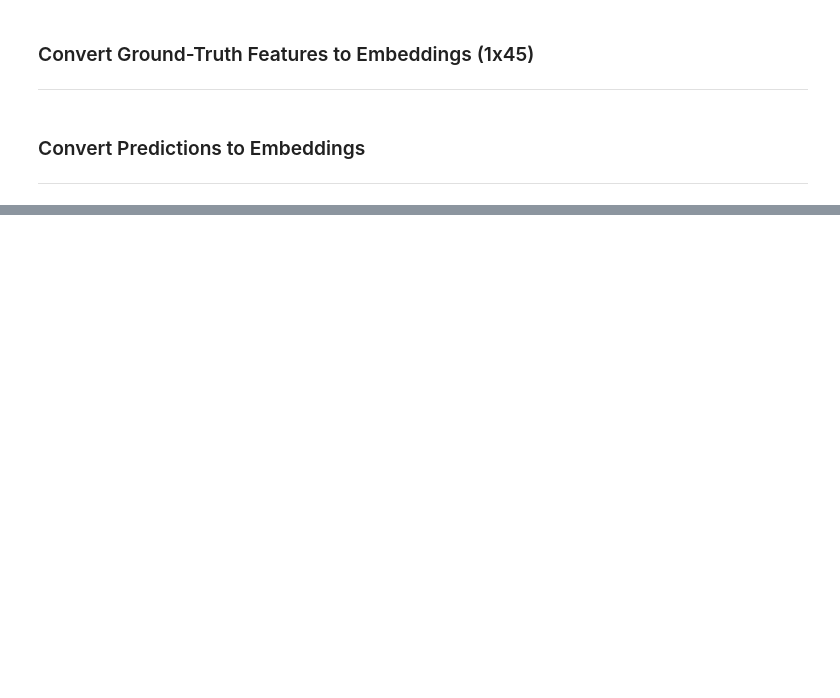
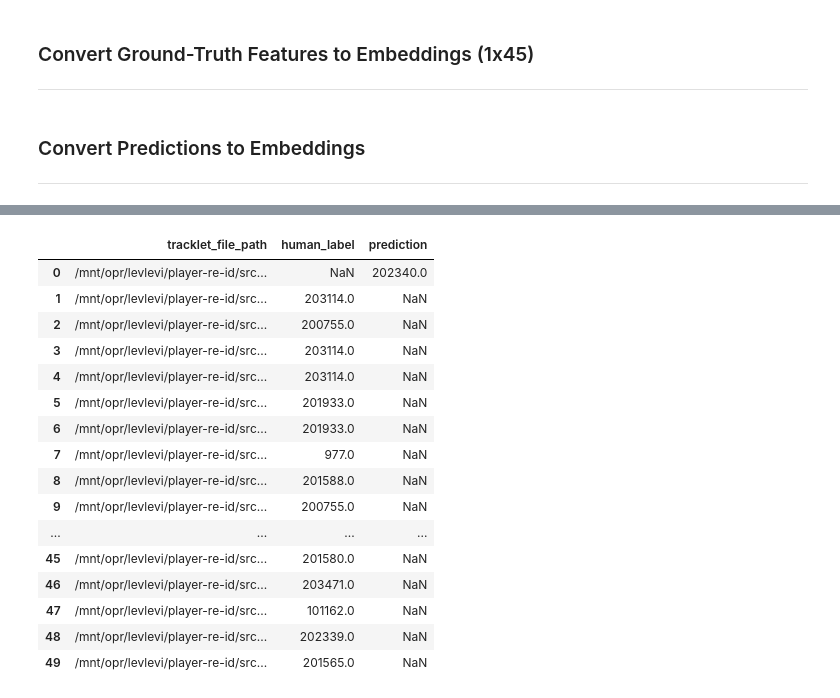
Before and after one commit to gedas-ug-projects/player-re-id, a Jupyter notebook: src/testing/embed_players/embed_players.ipynb, the cells around one changed output, grey strips where cells are left out. Saved outputs shown, nothing was run; the diff lists cells and outputs as text; code cells hidden in the pictures; blank space fills up the shorter version.

```diff
--- a/src/testing/embed_players/embed_players.ipynb
+++ b/src/testing/embed_players/embed_players.ipynb
@@ -203,8 +180,6 @@ def get_candidate_team_ids(tracklet_fp: str):
     team_two_id = rosters[team_two_name]['team_id']
     return [team_one_id, team_two_id]
 
-# create dataframe for all tracklet predictions
-predictions_df = pd.DataFrame()
 # all rows in predictions df
 rows = []
 for tracklet_fp, raw_predictions in predictions.items():
@@ -224,7 +199,7 @@ for tracklet_fp, raw_predictions in predictions.items():
     rows.append(temp_row)
 
 # add all rows to df
-predictions_df = pd.DataFrame(rows, columns=['tracklet_file_path', 'jersey_number', 'candidate_team_ids', 'candidate_player_ids'])
+all_tracklet_features = pd.DataFrame(rows, columns=['tracklet_file_path', 'jersey_number', 'candidate_team_ids', 'candidate_player_ids'])
 # %%
 import math
 import sys
@@ -354,7 +288,11 @@ def pearson_correlation(vec1: List[float], vec2: List[float]) -> float:
 # all_prediction_embeddings_scaled = scaler.fit_transform([np.concatenate([x[TEAM_COL_START_IDX: TEAM_COL_END_IDX], x[JERSEY_NUM_START_IDX: ]]) for x in all_prediction_embeddings_scaled])
 # X_scaled = scaler.fit_transform([np.concatenate([x[TEAM_COL_START_IDX: TEAM_COL_END_IDX], x[JERSEY_NUM_START_IDX: ]]) for x in X_scaled])
 
-player_ids_gt = y.copy()
+def normalize_vector(arr):
+    mean = np.mean(arr)
+    std = np.std(arr)
+    return (arr - mean) / std
+
 human_labels = []
 
 for fp in tracklet_file_paths:
@@ -363,15 +301,32 @@ for fp in tracklet_file_paths:
     human_label = annotations[video_name]['tracks'][subtrack]['human_annotation']
     human_labels.append(human_label)
 
-predictions_from_features = [np.nan] * len(human_labels)
-for pred_fv_idx, feature_vector in enumerate(all_prediction_embeddings_scaled):
+# for each tracklet, generate a feature vector
+reidentified_tracklet_player_ids = [np.nan] * len(human_labels)
+for tracklet_index, tracklet_embedding in enumerate(tracklet_embeddings):
     best_score = sys.maxsize - 1
     best_match_idx = np.nan
-    for gt_fv_idx, gt_feature_vector in enumerate(X_scaled):
-        euclidean_dist = euclidean_distance(feature_vector, gt_feature_vector)
-        gt_feature_vector[PLAYER_IDS_START_IDX: PLAYER_IDS_END_IDX] = 0
+    for index, row in enumerate(player_ground_truth_embeddings.itertuples()):
+        candidate_player_embedding = np.array(row)
+        # normalized vectors
+        # v1 = normalize_vector(tracklet_embedding)[1: ]
+        # v2 = normalize_vector(candidate_player_embedding)[1: ]
+
+        # find dist
+        euclidean_dist = (tracklet_embedding[1: ], candidate_player_embedding[1: ])
+        print(euclidean_dist)
+
+        # if index % 50 == 0:
+        #     print(tracklet_embedding)
+        #     print(candidate_player_embedding)
+        #     assert False
+
+        euclidean_dist = euclidean_distance(candidate_player_embedding, tracklet_embedding)
         if euclidean_dist < best_score:
             best_score = euclidean_dist
-            best_match_idx = gt_fv_idx
+            best_match_idx = index
 
-    predictions_from_features[pred_fv_idx] = player_ids_gt[best_match_idx]
+    # print(best_match_idx)
+    reidentified_tracklet_player_ids[tracklet_index] = labels[best_match_idx]
+
+    break
@@ -378,7 +351,25 @@ for pred_fv_idx, feature_vector in enumerate(all_prediction_embeddings_scaled):
 # %%
 # create a dataframe with all predictions
-predictions_computed = pd.DataFrame({'tracklet_file_path': tracklet_file_paths, 'human_label': human_labels, 'prediction': predictions_from_features})
+predictions_computed = pd.DataFrame({'tracklet_file_path': tracklet_file_paths, 'human_label': human_labels, 'prediction': reidentified_tracklet_player_ids})
 predictions_computed
+# %% [output]
+|  | tracklet_file_path | human_label | prediction |
+| 0 | /mnt/opr/levlevi/player-re-id/src... | NaN | 202340.0 |
+| 1 | /mnt/opr/levlevi/player-re-id/src... | 203114.0 | NaN |
+| 2 | /mnt/opr/levlevi/player-re-id/src... | 200755.0 | NaN |
+| 3 | /mnt/opr/levlevi/player-re-id/src... | 203114.0 | NaN |
+| 4 | /mnt/opr/levlevi/player-re-id/src... | 203114.0 | NaN |
+| 5 | /mnt/opr/levlevi/player-re-id/src... | 201933.0 | NaN |
+| 6 | /mnt/opr/levlevi/player-re-id/src... | 201933.0 | NaN |
+| 7 | /mnt/opr/levlevi/player-re-id/src... | 977.0 | NaN |
+| 8 | /mnt/opr/levlevi/player-re-id/src... | 201588.0 | NaN |
+| 9 | /mnt/opr/levlevi/player-re-id/src... | 200755.0 | NaN |
+| ... | ... | ... | ... |
+| 45 | /mnt/opr/levlevi/player-re-id/src... | 201580.0 | NaN |
+| 46 | /mnt/opr/levlevi/player-re-id/src... | 203471.0 | NaN |
+| 47 | /mnt/opr/levlevi/player-re-id/src... | 101162.0 | NaN |
+| 48 | /mnt/opr/levlevi/player-re-id/src... | 202339.0 | NaN |
+| 49 | /mnt/opr/levlevi/player-re-id/src... | 201565.0 | NaN |
 # %%
 # find all matching predictions
 matched_mask = predictions_computed['human_label'] == predictions_computed['prediction']
```
Also changed, not shown: parts of 8 cells of this notebook, 1 other file.
